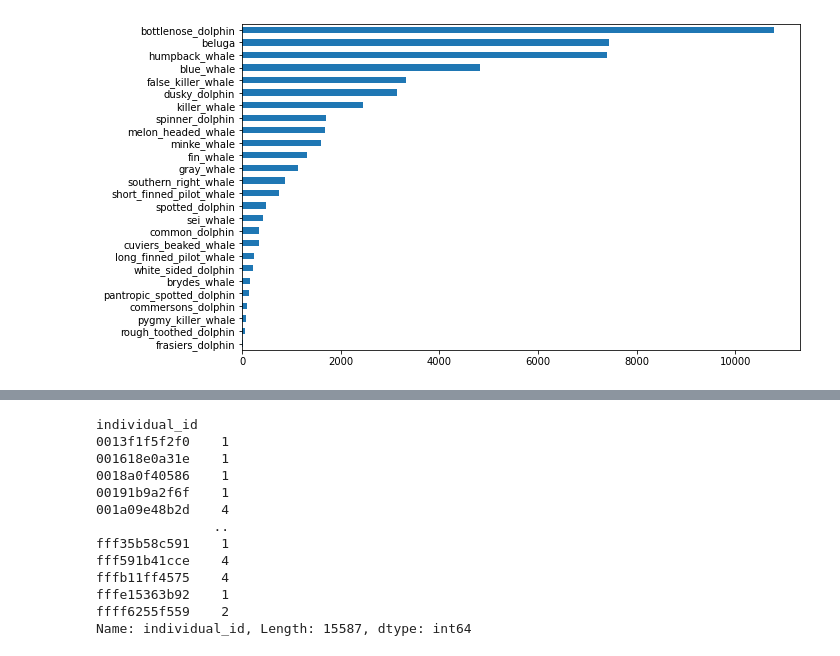
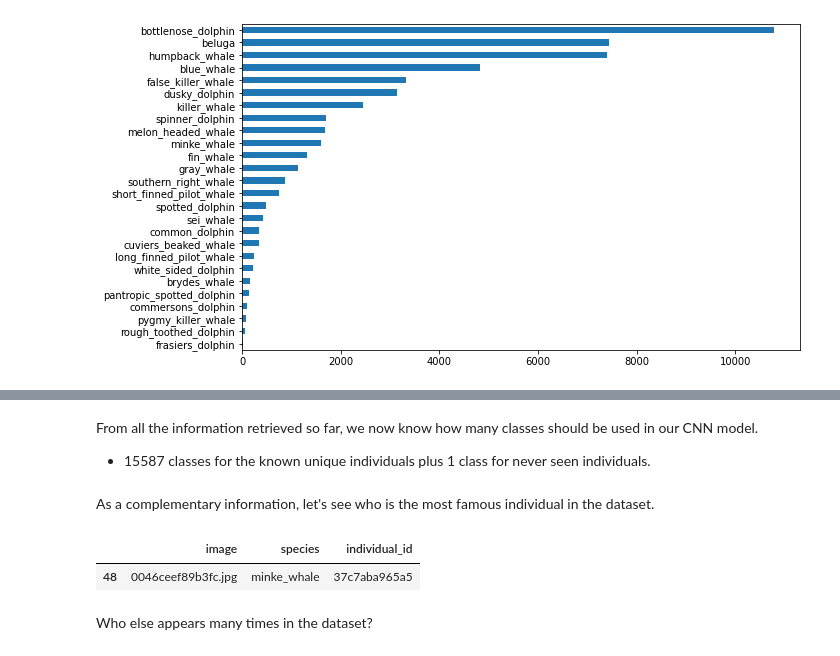
Before and after one commit to Eng-Dan/kaggle-happywhale-competition, a Jupyter notebook: happy-whale.ipynb, the cells around one changed output, grey strips where cells are left out. Drawn from its saved outputs; the diff is of its cells as text; code cells hidden in the pictures.

```diff
--- a/happy-whale.ipynb
+++ b/happy-whale.ipynb
@@ -93,16 +98,12 @@ train_df.species.value_counts().sort_values(ascending=True).plot(kind='barh')
+# %% [markdown]
+From all the information retrieved so far, we now know how many classes should be used in our CNN model.
+* 15587 classes for the known unique individuals plus 1 class for never seen individuals.
+# %% [markdown]
+As a complementary information, let's see who is the most famous individual in the dataset.
 # %%
-train_df.individual_id.groupby(train_df.individual_id).count()
+train_df[train_df.individual_id == '37c7aba965a5'].head(1)
 # %% [output]
-individual_id
-0013f1f5f2f0    1
-001618e0a31e    1
-0018a0f40586    1
-00191b9a2f6f    1
-001a09e48b2d    4
-               ..
-fff35b58c591    1
-fff591b41cce    4
-fffb11ff4575    4
-fffe15363b92    1
-ffff6255f559    2
-Name: individual_id, Length: 15587, dtype: int64
+|  | image | species | individual_id |
+| 48 | 0046ceef89b3fc.jpg | minke_whale | 37c7aba965a5 |
+# %% [markdown]
+Who else appears many times in the dataset?
```
Also changed, not shown: parts of 13 cells of this notebook.
